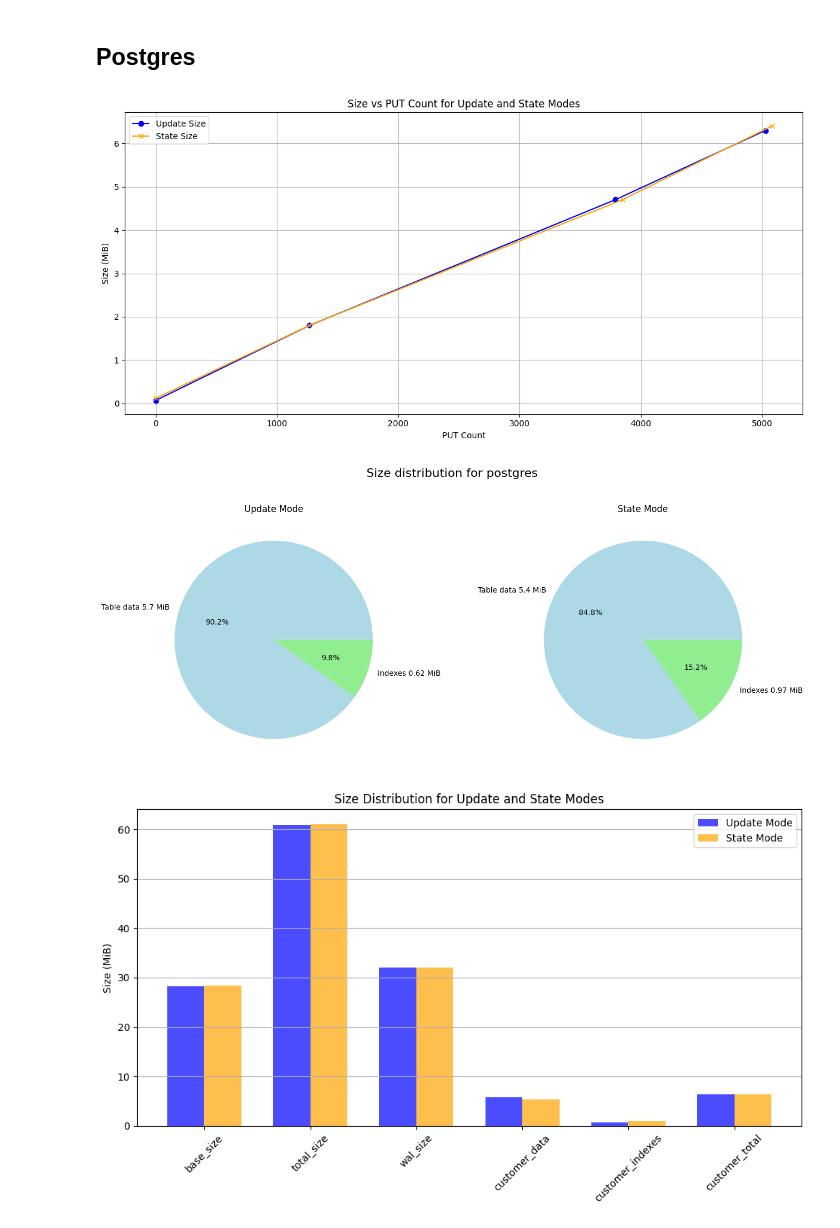
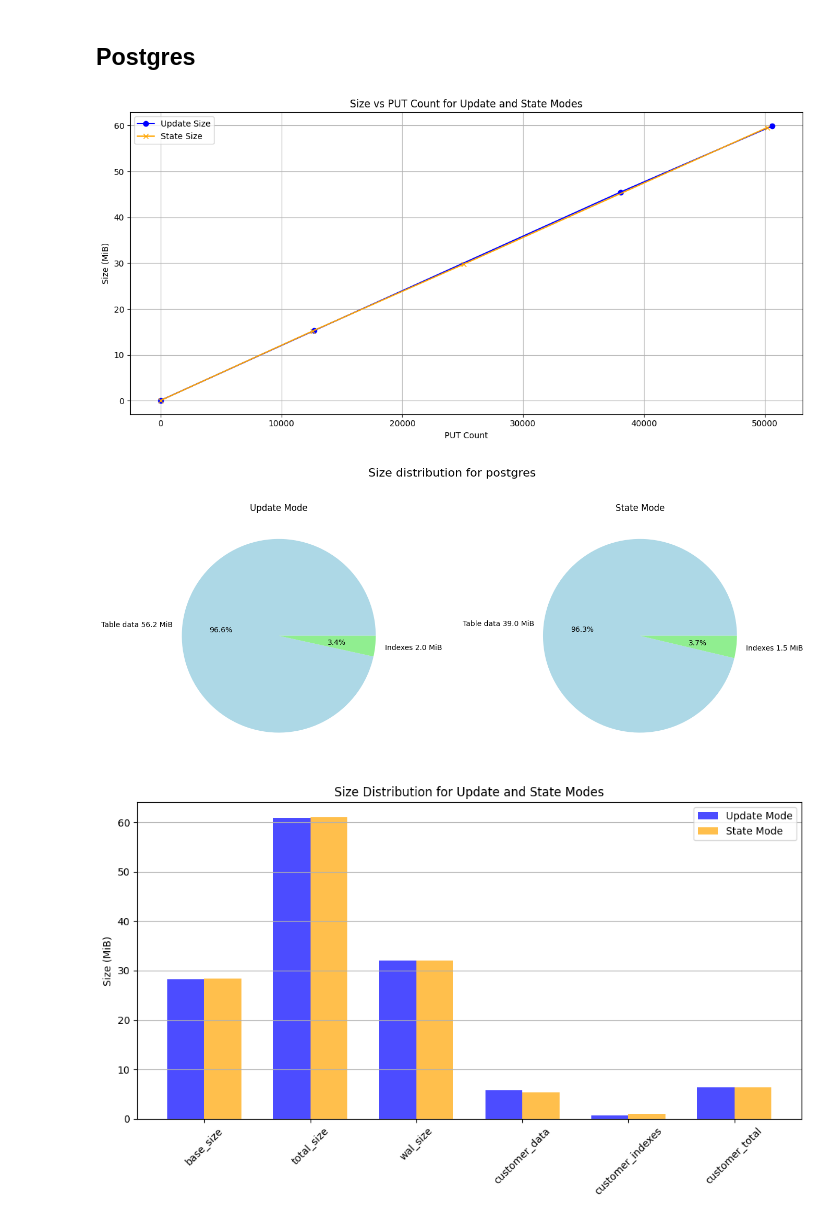
Before and after one commit to DinisSousa2003/api-kevel-mock, a Jupyter notebook: analysis.ipynb, the cells around one changed output. Saved outputs shown, nothing was run; the diff lists cells and outputs as text; code cells hidden in the pictures.

```diff
--- a/analysis.ipynb
+++ b/analysis.ipynb
@@ -114,27 +114,27 @@ def load_all_data(path):
 # %%
 database = "postgres"
 users = 1
-rate = 1
+rate = 10
 
 diff_path = make_path(database, "diff", TIME, GPT, NOW, users, rate)
 state_path = make_path(database, "state", TIME, GPT, NOW, users, rate)
 
 diff_data = load_all_data(diff_path)
 state_data = load_all_data(state_path)
 
 # Plotting the data - I want the PUT count on the x-axis and the size on the y-axis
 plt.figure(figsize=(12, 6))
 plt.plot(diff_data['ALL PUT'], diff_data['customer_total'], label='Update Size', color='blue', marker='o')
 plt.plot(state_data['ALL PUT'], state_data['customer_total'], label='State Size', color='orange', marker='x')
 plt.xlabel('PUT Count')
 plt.ylabel('Size (MiB)')
 plt.title('Size vs PUT Count for Update and State Modes')
 plt.legend()
 plt.grid()
 plt.tight_layout()
 plt.show()
 # %% [output]
-[figure, old version]
+[figure, new version]
 # %%
 # Pie chart for space occupied
 
@@ -175,7 +175,7 @@ fig.suptitle(f'Size distribution for {database}', fontsize=16)
 plt.tight_layout(rect=[0, 0.03, 1, 0.95])
 plt.show()
 # %% [output]
-[figure, old version]
+[figure, new version]
 # %%
 # Bar chart for size distribution
 # I already have the latest_diff and latest_state dataframes with only the relevant columns
```
Also changed, not shown: parts of 5 cells of this notebook, 1 other file.
